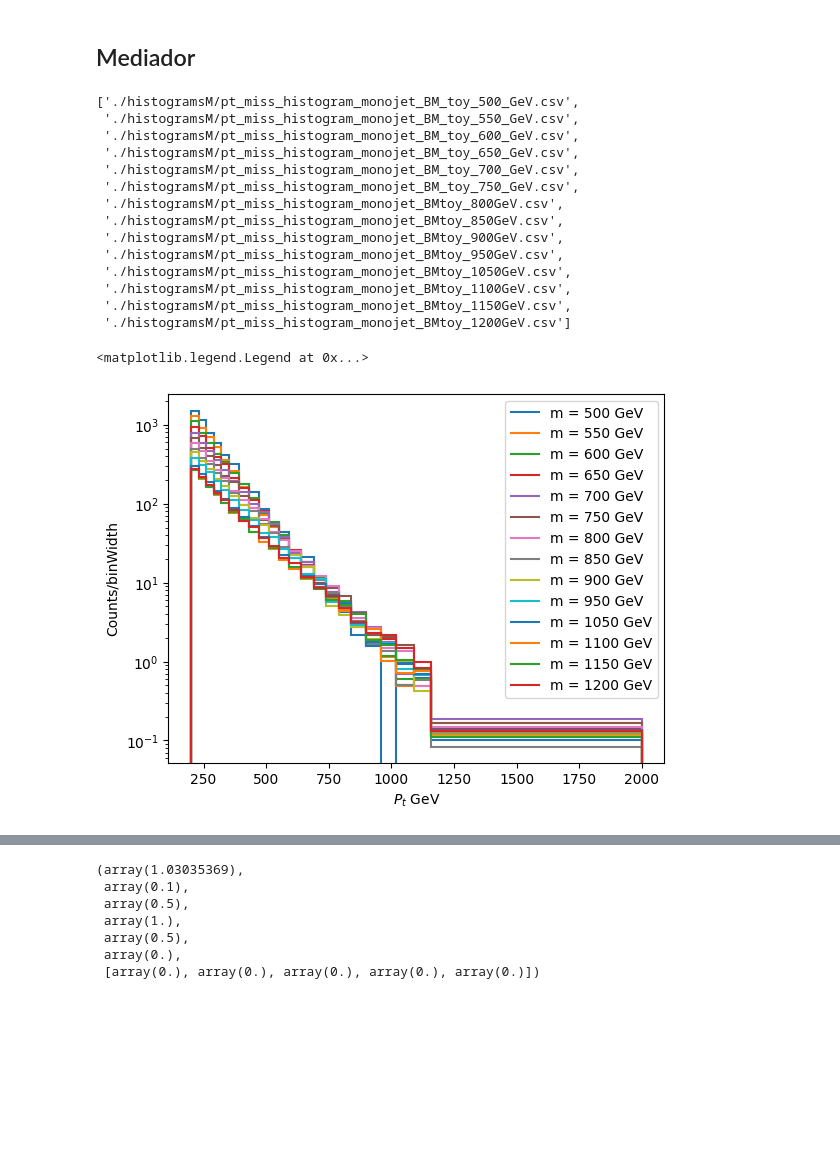
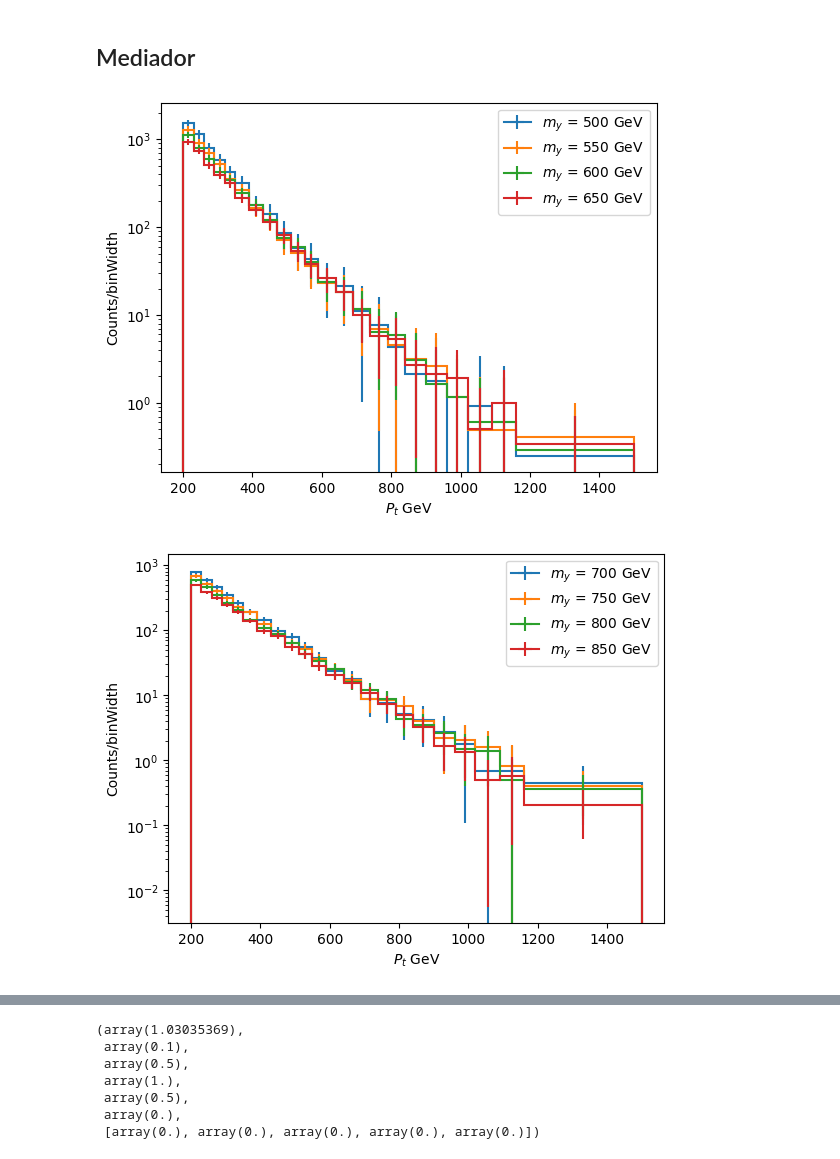
Before and after one commit to josuejaramillo/MateriaOscura_UdeA, a Jupyter notebook: Calculo_Parametros/Mass_Scan/massScan.ipynb, the cells around one changed output, grey strips where cells are left out. Cells and saved outputs as stored; diff of their text form; code cells hidden in the pictures; blank space fills up the shorter version.

Commit message:
figures update

```diff
--- a/Calculo_Parametros/Mass_Scan/massScan.ipynb
+++ b/Calculo_Parametros/Mass_Scan/massScan.ipynb
@@ -11,40 +11,39 @@ import mplhep as mp
 # %% [markdown]
 ## Mediador
 # %%
-signalList = sorted(glob.glob("./histogramsM/pt*.csv"))[:6] + sorted(glob.glob("./histogramsM/pt*.csv"))[10:14] + sorted(glob.glob("./histogramsM/pt*.csv"))[6:10]
-signalList
+signalList = sorted(glob.glob("./histogramsM/pt*.csv"))[5:] + sorted(glob.glob("./histogramsM/pt*.csv"))[0:5]
-# %% [output]
-['./histogramsM/pt_miss_histogram_monojet_BM_toy_500_GeV.csv',
- './histogramsM/pt_miss_histogram_monojet_BM_toy_550_GeV.csv',
- './histogramsM/pt_miss_histogram_monojet_BM_toy_600_GeV.csv',
- './histogramsM/pt_miss_histogram_monojet_BM_toy_650_GeV.csv',
- './histogramsM/pt_miss_histogram_monojet_BM_toy_700_GeV.csv',
- './histogramsM/pt_miss_histogram_monojet_BM_toy_750_GeV.csv',
- './histogramsM/pt_miss_histogram_monojet_BMtoy_800GeV.csv',
- './histogramsM/pt_miss_histogram_monojet_BMtoy_850GeV.csv',
- './histogramsM/pt_miss_histogram_monojet_BMtoy_900GeV.csv',
- './histogramsM/pt_miss_histogram_monojet_BMtoy_950GeV.csv',
- './histogramsM/pt_miss_histogram_monojet_BMtoy_1050GeV.csv',
- './histogramsM/pt_miss_histogram_monojet_BMtoy_1100GeV.csv',
- './histogramsM/pt_miss_histogram_monojet_BMtoy_1150GeV.csv',
- './histogramsM/pt_miss_histogram_monojet_BMtoy_1200GeV.csv']
 # %%
-m = 500
-for sig in signalList:
-    mass = pd.read_csv(sig)
-    bins = np.concatenate((mass["bins_lower"], np.asarray([2000])))
-    counts = mass["counts"]#/sum(mass["counts"])
+colors = ["black", "brown", "blue", "orange", "crimson", "darkgreen", "darkmagenta", "darkturquoise", "aqua", "palegreen", "gold", "indigo", "lightseagreen", "hotpink"]
+def graph(a, b):
+    fig = plt.figure()
+    m=500 + a*50
+    for sig in signalList[a:b]:
+        mass = pd.read_csv(sig)
+        bins = np.concatenate((mass["bins_lower"], np.asarray([1500])))
+        counts = mass["counts"]
+        error = mass["error"]
+        mp.histplot(counts, bins, yerr = error, label="$m_y$ = {} GeV".format(m), binwnorm = True)
+        m+=50
 
-    if m == 1000:
-        m = 1050
+    plt.yscale("log")
+    plt.ylabel("Counts/binWidth")
+    plt.xlabel("$P_t$ GeV")
+    plt.legend()
+    # plt.savefig("mass_y_1150-1250.png")
+    return fig
 
-    mp.histplot(counts, bins, label="m = {} GeV".format(m), binwnorm = True )
-    m += 50
+figura1 = graph(0,4); figura1.savefig("m_y_500-650.png")
+figura2 = graph(4,8); figura2.savefig("m_y_700-850.png")
+figura3 = graph(8,12); figura3.savefig("m_y_900-1050.png")
+figura4 = graph(12,15); figura4.savefig("m_y_1100-1250.png")
 
-plt.yscale("log")
-plt.ylabel("Counts/binWidth")
-plt.xlabel("$P_t$ GeV")
-plt.legend()
+from matplotlib.backends.backend_pdf import PdfPages
+pp = PdfPages('figuras.pdf')
+pp.savefig(figura1)
+pp.savefig(figura2)
+pp.savefig(figura3)
+pp.savefig(figura4)
+pp.close()
 # %% [output]
-<matplotlib.legend.Legend at 0x...>
-[figure, old version]
+[figure, new version]
+[figure, added]
```
Also changed, not shown: parts of 1 cell of this notebook, 34 other files.
